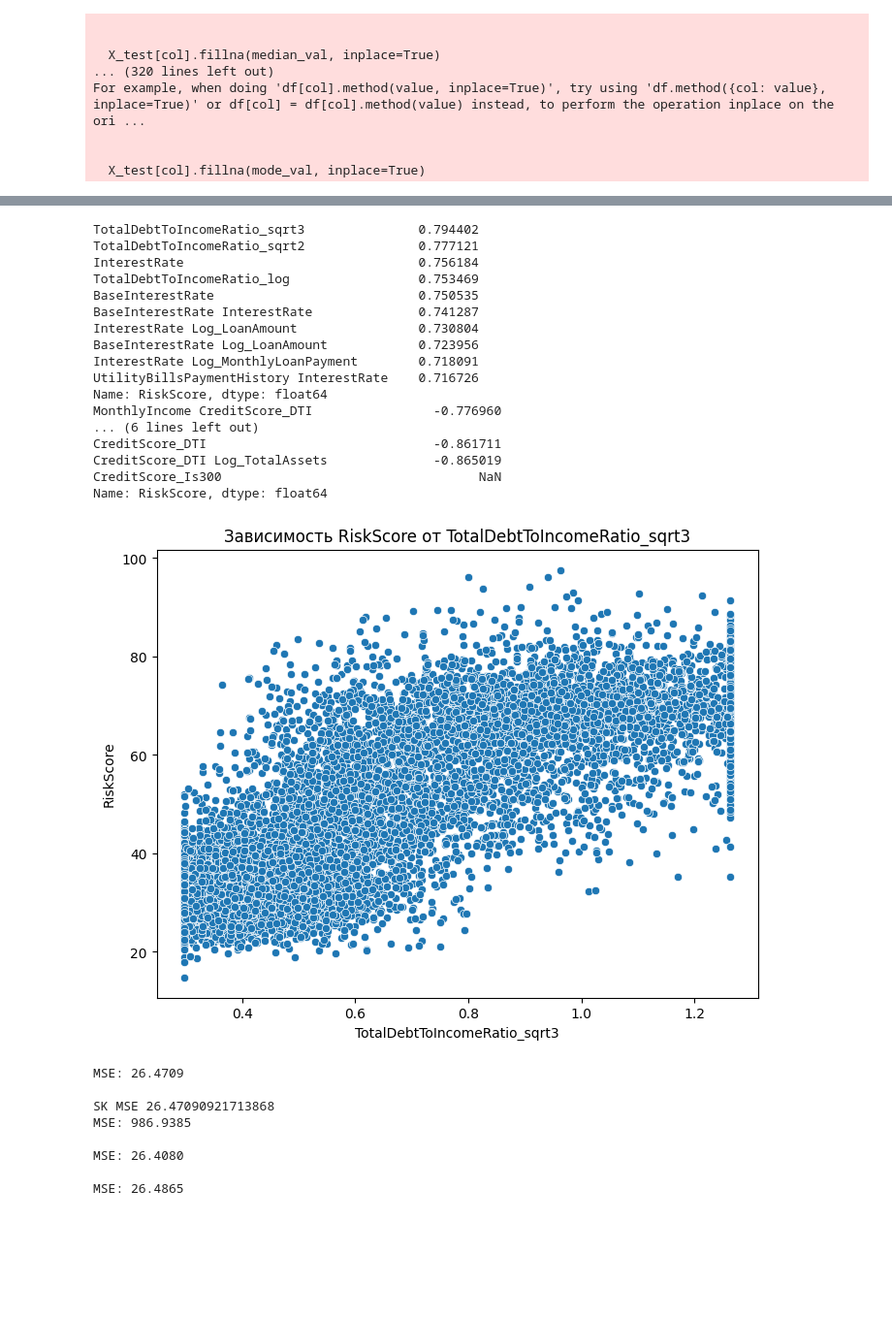
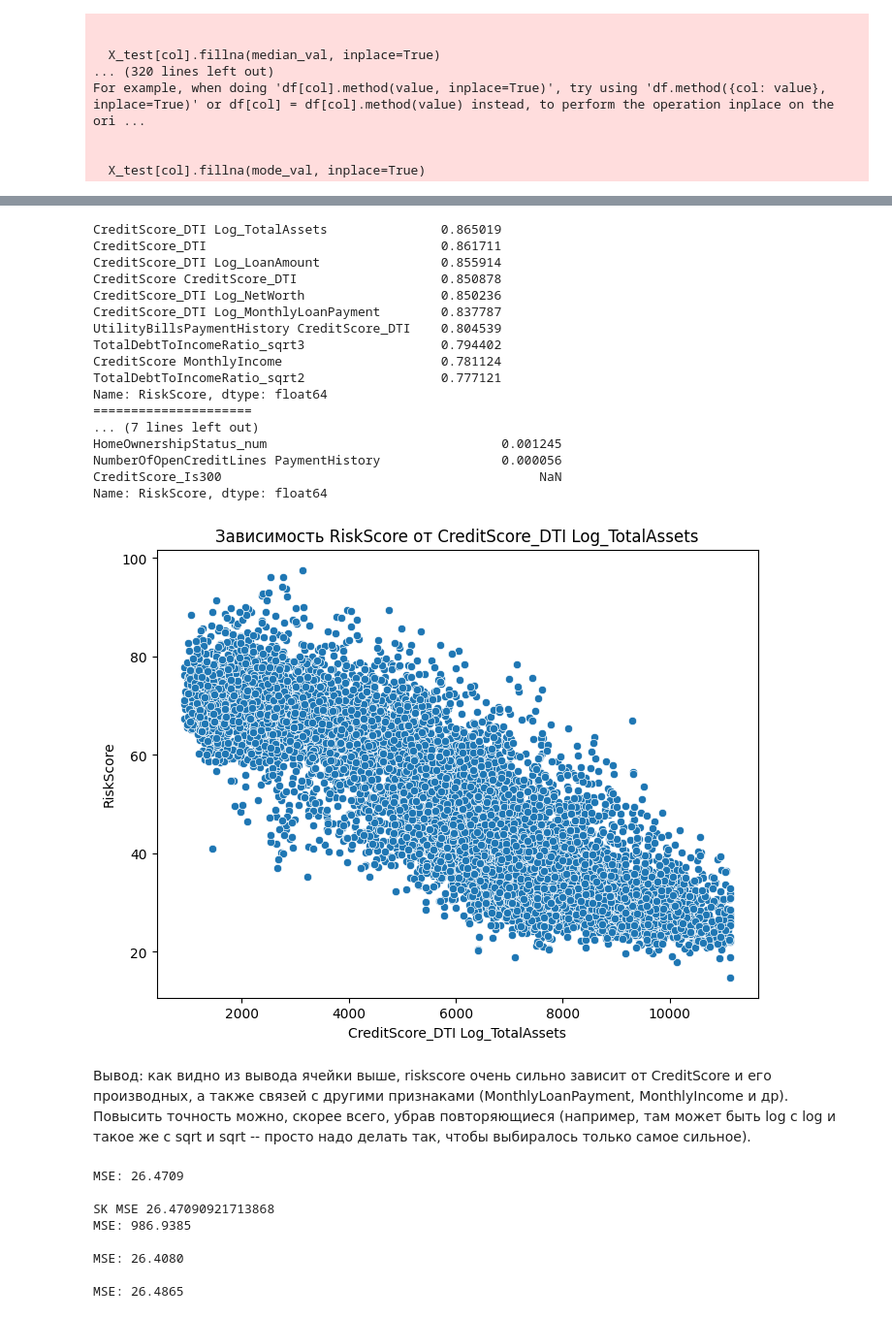
Before and after one commit to lemito/ML, a Jupyter notebook: lab1/lab1.ipynb, the cells around one changed output, grey strips where cells are left out. Shown at 97% size. Cells and saved outputs as stored; diff of their text form; code cells hidden in the pictures; blank space fills up the shorter version.

```diff
--- a/lab1/lab1.ipynb
+++ b/lab1/lab1.ipynb
@@ -377,16 +377,16 @@ X_test = create_ratios(X_test)
 # кодируем категориальные признаки как чиселки
 
 # EducationLevel
-education_map = {'Doctorate': 0, 'Master': 1, 'Bachelor': 2, 'Associate': 3, 'High School': 4}
+edu_map = {'Doctorate': 0, 'Master': 1, 'Bachelor': 2, 'Associate': 3, 'High School': 4}
 if 'EducationLevel' in X.columns:
-    X["EducationLevel_num"] = X["EducationLevel"].map(education_map).fillna(2)
-    X_test["EducationLevel_num"] = X_test["EducationLevel"].map(education_map).fillna(2)
+    X["EducationLevel_num"] = X["EducationLevel"].map(edu_map).fillna(2)
+    X_test["EducationLevel_num"] = X_test["EducationLevel"].map(edu_map).fillna(2)
 
 # EmploymentStatus
-employment_status_map = {"Employed": 0, "Self-Employed": 1, "Unemployed": 2}
+employment_map = {"Employed": 0, "Self-Employed": 1, "Unemployed": 2}
 if 'EmploymentStatus' in X.columns:
-    X["EmploymentStatus_num"] = X["EmploymentStatus"].map(employment_status_map).fillna(1)
-    X_test["EmploymentStatus_num"] = X_test["EmploymentStatus"].map(employment_status_map).fillna(1)
+    X["EmploymentStatus_num"] = X["EmploymentStatus"].map(employment_map).fillna(1)
+    X_test["EmploymentStatus_num"] = X_test["EmploymentStatus"].map(employment_map).fillna(1)
 
 # MaritalStatus
 marital_map = {'Married': 0, 'Single': 1, 'Divorced': 2, 'Widowed': 3}
@@ -395,16 +395,16 @@ if 'MaritalStatus' in X.columns:
     X_test["MaritalStatus_num"] = X_test["MaritalStatus"].map(marital_map).fillna(1.5)
 
 # LoanPurpose
-loan_purpose_map = {'Home': 0, 'Auto': 1, 'Education': 2, 'Debt Consolidation': 3, 'Other': 4}
+loan_map = {'Home': 0, 'Auto': 1, 'Education': 2, 'Debt Consolidation': 3, 'Other': 4}
 if 'LoanPurpose' in X.columns:
-    X['LoanPurpose_num'] = X['LoanPurpose'].map(loan_purpose_map).fillna(2)
-    X_test['LoanPurpose_num'] = X_test['LoanPurpose'].map(loan_purpose_map).fillna(2)
+    X['LoanPurpose_num'] = X['LoanPurpose'].map(loan_map).fillna(2)
+    X_test['LoanPurpose_num'] = X_test['LoanPurpose'].map(loan_map).fillna(2)
 
 # HomeOwnershipStatus
-home_status_map = {"Own": 0, "Mortgage": 1, "Rent": 2, "Other": 3}
+home_map = {"Own": 0, "Mortgage": 1, "Rent": 2, "Other": 3}
 if 'HomeOwnershipStatus' in X.columns:
-    X["HomeOwnershipStatus_num"] = X["HomeOwnershipStatus"].map(home_status_map).fillna(1.5)
-    X_test["HomeOwnershipStatus_num"] = X_test["HomeOwnershipStatus"].map(home_status_map).fillna(1.5)
+    X["HomeOwnershipStatus_num"] = X["HomeOwnershipStatus"].map(home_map).fillna(1.5)
+    X_test["HomeOwnershipStatus_num"] = X_test["HomeOwnershipStatus"].map(home_map).fillna(1.5)
 # %%
 
 from sklearn.preprocessing import PolynomialFeatures
@@ -621,46 +621,48 @@ X_test = X_test[train_cols]
 # %%
 plt.figure(figsize=(18, 15))
 corr_mat = X.select_dtypes(include=['number']).corr()
 sns.heatmap(corr_mat, cmap='coolwarm')
 plt.title('Матрица корреляций числовых признаков')
 plt.show()
 
 tmp_df = X.select_dtypes(include=['number']).join(y)
 
-corr_with_target = tmp_df.corr()['RiskScore'].sort_values(ascending=False)
+corr_with_target = tmp_df.corr()['RiskScore'].abs().sort_values(ascending=False)
 
 print(corr_with_target.head(11).drop('RiskScore'))
-
+print("=====================")
 print(corr_with_target.tail(10))
 
 most_correlated_feature = corr_with_target.index[1]
 
 plt.figure(figsize=(8, 6))
 sns.scatterplot(x=X[most_correlated_feature], y=y)
 plt.title(f'Зависимость RiskScore от {most_correlated_feature}')
 plt.xlabel(most_correlated_feature)
 plt.ylabel('RiskScore')
 plt.show()
 # %% [output]
 [figure]
-TotalDebtToIncomeRatio_sqrt3               0.794402
-TotalDebtToIncomeRatio_sqrt2               0.777121
-InterestRate                               0.756184
-TotalDebtToIncomeRatio_log                 0.753469
-BaseInterestRate                           0.750535
-BaseInterestRate InterestRate              0.741287
-InterestRate Log_LoanAmount                0.730804
-BaseInterestRate Log_LoanAmount            0.723956
-InterestRate Log_MonthlyLoanPayment        0.718091
-UtilityBillsPaymentHistory InterestRate    0.716726
+CreditScore_DTI Log_TotalAssets               0.865019
+CreditScore_DTI                               0.861711
+CreditScore_DTI Log_LoanAmount                0.855914
+CreditScore CreditScore_DTI                   0.850878
+CreditScore_DTI Log_NetWorth                  0.850236
+CreditScore_DTI Log_MonthlyLoanPayment        0.837787
+UtilityBillsPaymentHistory CreditScore_DTI    0.804539
+TotalDebtToIncomeRatio_sqrt3                  0.794402
+CreditScore MonthlyIncome                     0.781124
+TotalDebtToIncomeRatio_sqrt2                  0.777121
 Name: RiskScore, dtype: float64
-MonthlyIncome CreditScore_DTI                -0.776960
-... (6 lines left out)
-CreditScore_DTI                              -0.861711
-CreditScore_DTI Log_TotalAssets              -0.865019
-CreditScore_Is300                                  NaN
+=====================
+... (7 lines left out)
+HomeOwnershipStatus_num                               0.001245
+NumberOfOpenCreditLines PaymentHistory                0.000056
+CreditScore_Is300                                          NaN
 Name: RiskScore, dtype: float64
-[figure, old version]
+[figure, new version]
+# %% [markdown]
+Вывод: как видно из вывода ячейки выше, riskscore очень сильно зависит от CreditScore и его производных, а также связей с другими признаками (MonthlyLoanPayment, MonthlyIncome и др). Повысить точность можно, скорее всего, убрав повторяющиеся (например, там может быть log с log и такое же с sqrt и sqrt -- просто надо делать так, чтобы выбиралось только самое сильное).
 # %%
 def z_score_scaler_fit(data):
     mean = np.mean(data, axis=0)
```
Also changed, not shown: parts of 2 cells of this notebook.
